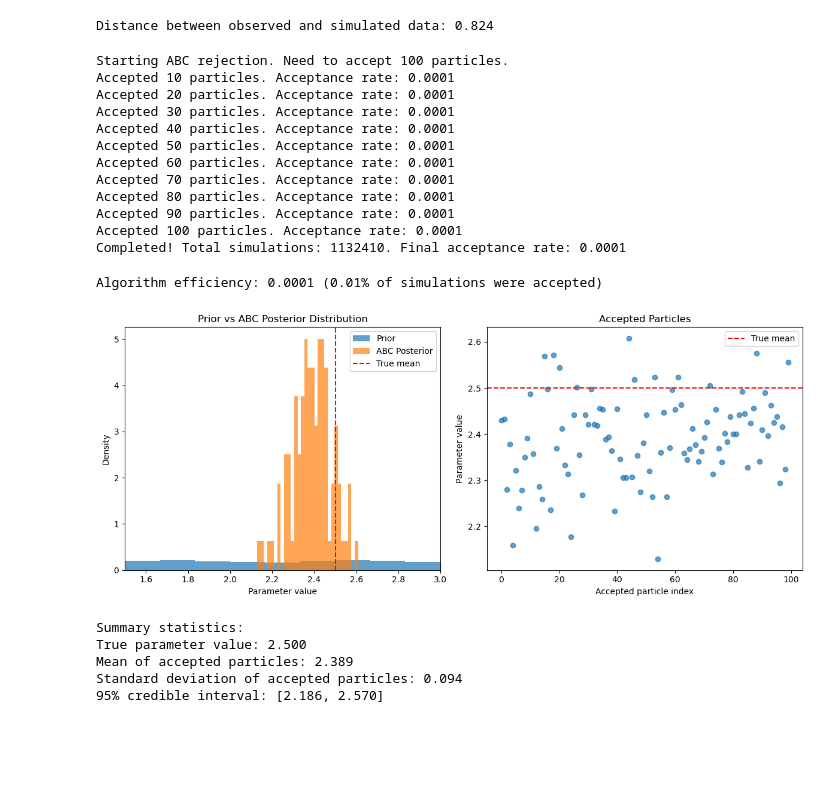
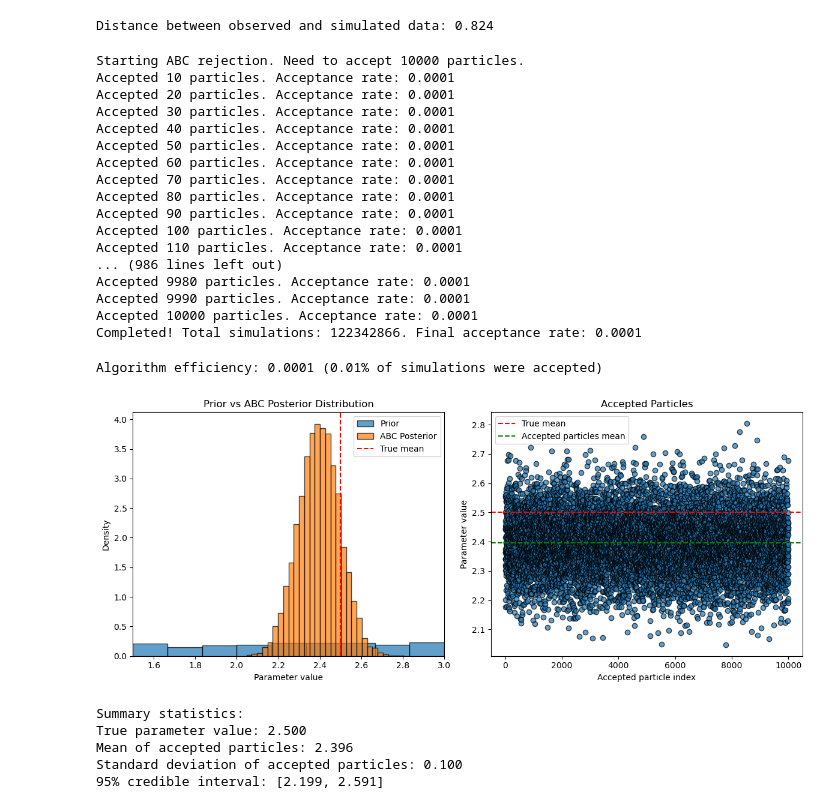
Before and after one commit to mazapataa/sbi-basic, a Jupyter notebook: tutorial_1.ipynb, the cells around one changed output. Saved outputs shown, nothing was run; the diff lists cells and outputs as text; code cells hidden in the pictures; blank space fills up the shorter version.

```diff
--- a/tutorial_1.ipynb
+++ b/tutorial_1.ipynb
@@ -204,14 +204,14 @@ def abc_rejection(prior, simulator, distance, observed_data, epsilon, n_accepted
 epsilon = 0.0002
 
 # Number of particles to accept
-n_accepted = 100
+n_accepted = 10000
 
 # Run the ABC rejection algorithm
 accepted_particles, total_simulations = abc_rejection(
     prior, simulator, distance, data_obs, epsilon, n_accepted
 )
 # %% [output]
-Starting ABC rejection. Need to accept 100 particles.
+Starting ABC rejection. Need to accept 10000 particles.
 Accepted 10 particles. Acceptance rate: 0.0001
 Accepted 20 particles. Acceptance rate: 0.0001
 Accepted 30 particles. Acceptance rate: 0.0001
@@ -222,7 +222,12 @@ Accepted 70 particles. Acceptance rate: 0.0001
 Accepted 80 particles. Acceptance rate: 0.0001
 Accepted 90 particles. Acceptance rate: 0.0001
 Accepted 100 particles. Acceptance rate: 0.0001
-Completed! Total simulations: 1132410. Final acceptance rate: 0.0001
+Accepted 110 particles. Acceptance rate: 0.0001
+... (986 lines left out)
+Accepted 9980 particles. Acceptance rate: 0.0001
+Accepted 9990 particles. Acceptance rate: 0.0001
+Accepted 10000 particles. Acceptance rate: 0.0001
+Completed! Total simulations: 122342866. Final acceptance rate: 0.0001
 # %%
 # Calculate efficiency
 efficiency = n_accepted / total_simulations
@@ -234,39 +239,40 @@ plt.figure(figsize=(12, 5))
 
 # Plot 1: Prior vs posterior distribution
 plt.subplot(1, 2, 1)
-plt.hist(prior_samples, bins=30, density=True, alpha=0.7, label='Prior')
-plt.hist(accepted_particles, bins=30, density=True, alpha=0.7, label='ABC Posterior')
+plt.hist(prior_samples, bins=30, density=True, alpha=0.7, label='Prior', edgecolor='black')
+plt.hist(accepted_particles, bins=30, density=True, alpha=0.7, label='ABC Posterior', edgecolor='black')
 plt.axvline(mean_tru, color='red', linestyle='--', label='True mean')
 plt.xlabel('Parameter value')
 plt.ylabel('Density')
 plt.title('Prior vs ABC Posterior Distribution')
 plt.xlim(1.5,3.0)
 plt.legend()
 
 # Plot 2: Accepted particles with distance information
 plt.subplot(1, 2, 2)
-plt.scatter(range(len(accepted_particles)), accepted_particles, alpha=0.7)
+plt.scatter(range(len(accepted_particles)), accepted_particles, alpha=0.7, edgecolor='black')
 plt.axhline(mean_tru, color='red', linestyle='--', label='True mean')
+plt.axhline(np.mean(accepted_particles), color='green', linestyle='--', label='Accepted particles mean')
 plt.xlabel('Accepted particle index')
 plt.ylabel('Parameter value')
 plt.title('Accepted Particles')
 plt.legend()
 
 plt.tight_layout()
 plt.show()
 
 # Print summary statistics
 print(f"\nSummary statistics:")
 print(f"True parameter value: {mean_tru:.3f}")
 print(f"Mean of accepted particles: {np.mean(accepted_particles):.3f}")
 print(f"Standard deviation of accepted particles: {np.std(accepted_particles):.3f}")
 print(f"95% credible interval: [{np.percentile(accepted_particles, 2.5):.3f}, "
       f"{np.percentile(accepted_particles, 97.5):.3f}]")
 # %% [output]
 Algorithm efficiency: 0.0001 (0.01% of simulations were accepted)
-[figure, old version]
+[figure, new version]
 Summary statistics:
 True parameter value: 2.500
-Mean of accepted particles: 2.389
-Standard deviation of accepted particles: 0.094
-95% credible interval: [2.186, 2.570]
+Mean of accepted particles: 2.396
+Standard deviation of accepted particles: 0.100
+95% credible interval: [2.199, 2.591]
```
Also changed, not shown: parts of 2 cells of this notebook.
